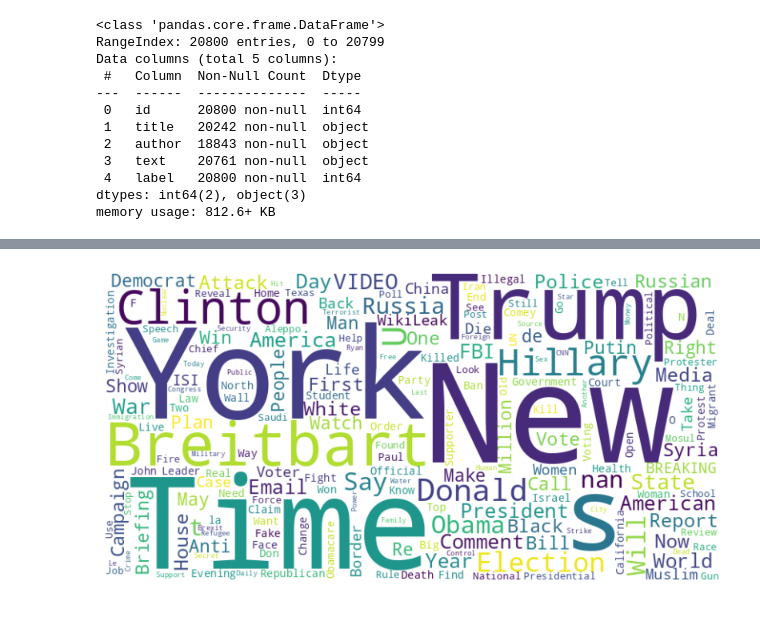
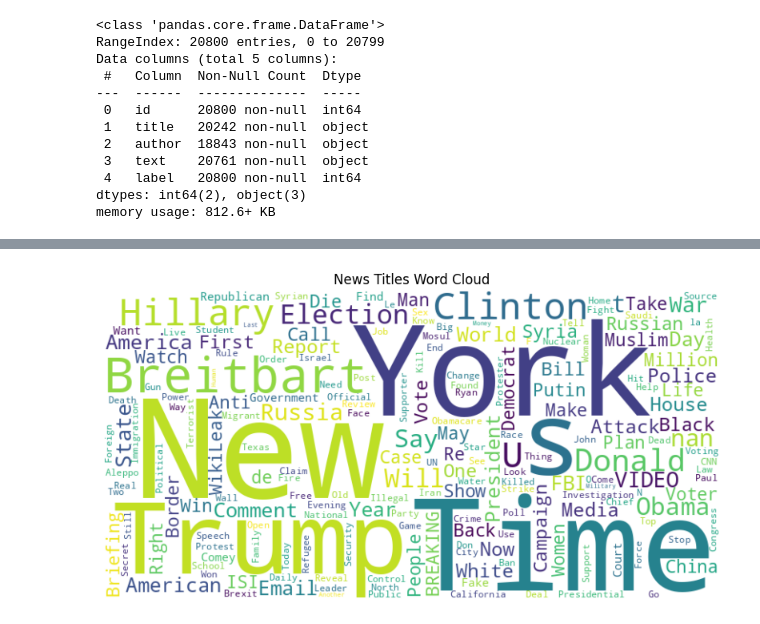
Before and after one commit to Shaz-5/fake-news-classification, a Jupyter notebook: Implementation/FakeBERT.ipynb, the cells around one changed output, grey strips where cells are left out. Drawn from its saved outputs; the diff is of its cells as text; code cells hidden in the pictures.

```diff
--- a/Implementation/FakeBERT.ipynb
+++ b/Implementation/FakeBERT.ipynb
@@ -81,15 +101,16 @@ Name: count, dtype: int64
 # %%
-# Word cloud
+# Word cloud for titles
 from wordcloud import WordCloud
 
 titles_text = ' '.join(df_train['title'].astype(str))
 
 wordcloud = WordCloud(width=800, height=400, collocations = False,
                       max_font_size = 180, background_color='white').generate(titles_text)
 
 plt.figure(figsize=(10, 5))
 plt.imshow(wordcloud, interpolation='bilinear')
 plt.axis('off')
+plt.title('News Titles Word Cloud')
 plt.show()
 # %% [output]
-[figure, old version]
+[figure, new version]
```
Also changed, not shown: parts of 41 cells of this notebook.
